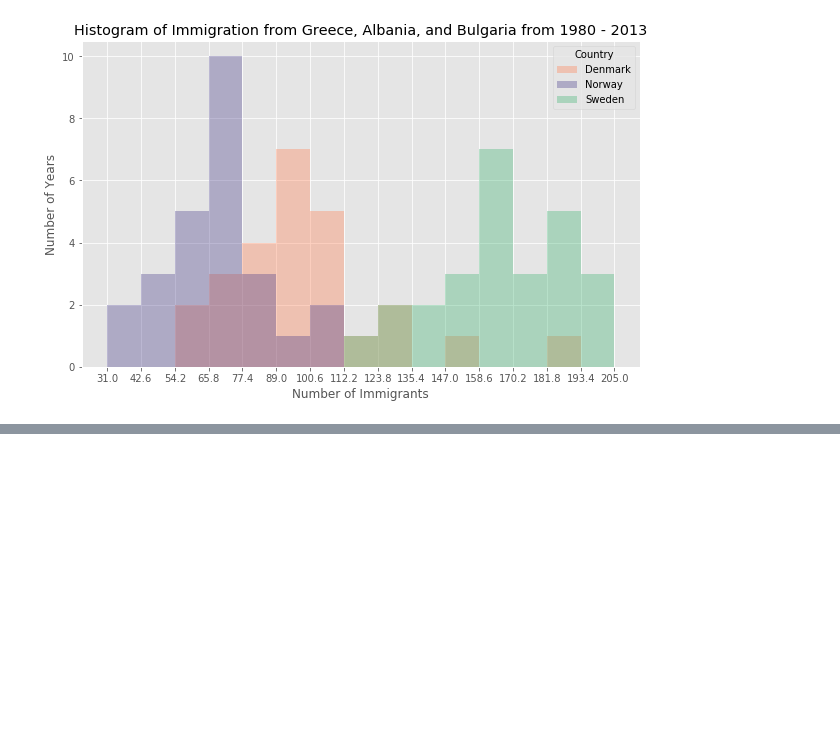
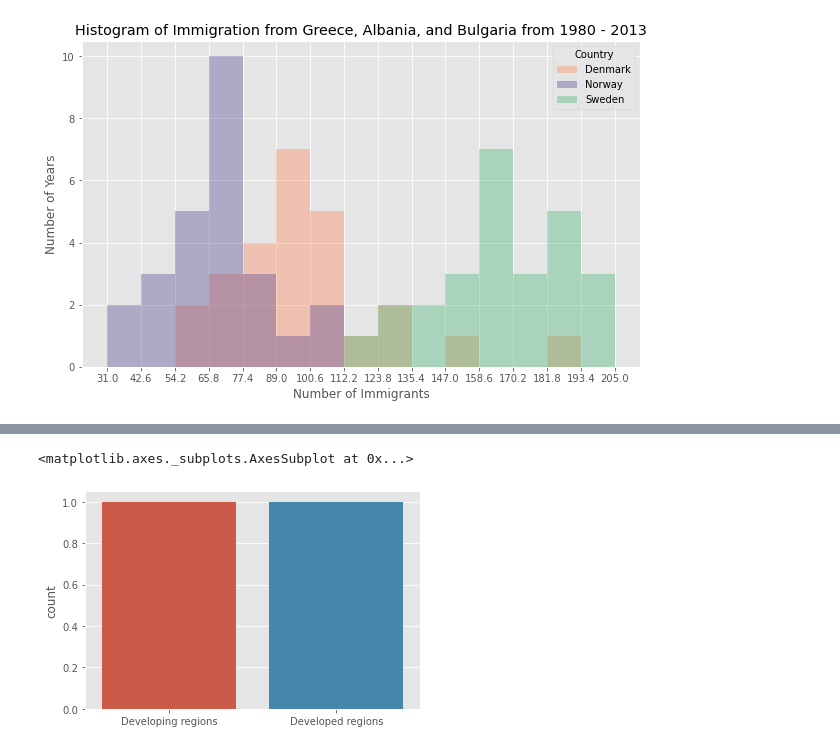
Before and after one commit to mahadiatunga/DataVisualisation, a Jupyter notebook: Area graph and Bar Charts.ipynb, the cells around one changed output, grey strips where cells are left out. Cells and saved outputs as stored; diff of their text form; code cells hidden in the pictures; blank space fills up the shorter version.

```diff
--- a/Area graph and Bar Charts.ipynb
+++ b/Area graph and Bar Charts.ipynb
@@ -247,0 +275,5 @@ Text(0.5, 0, 'Number of Immigrants')
+# %%
+sns.countplot(dev)
+# %% [output]
+<matplotlib.axes._subplots.AxesSubplot at 0x...>
+[figure, added]
```
Also changed, not shown: parts of 10 cells of this notebook.
